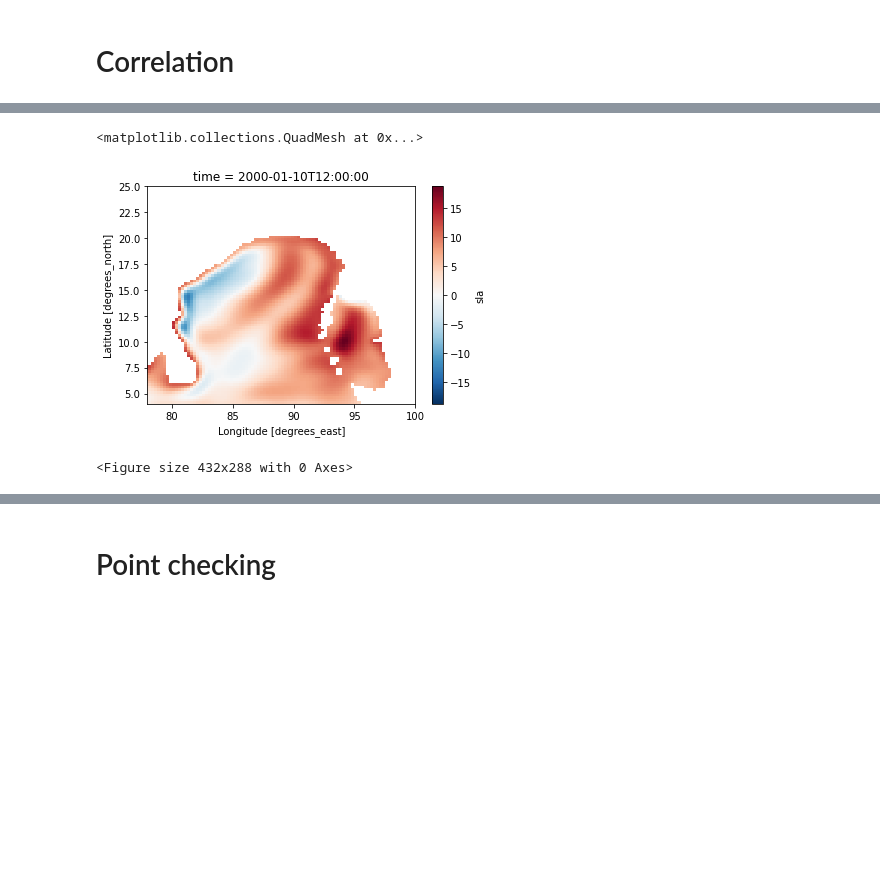
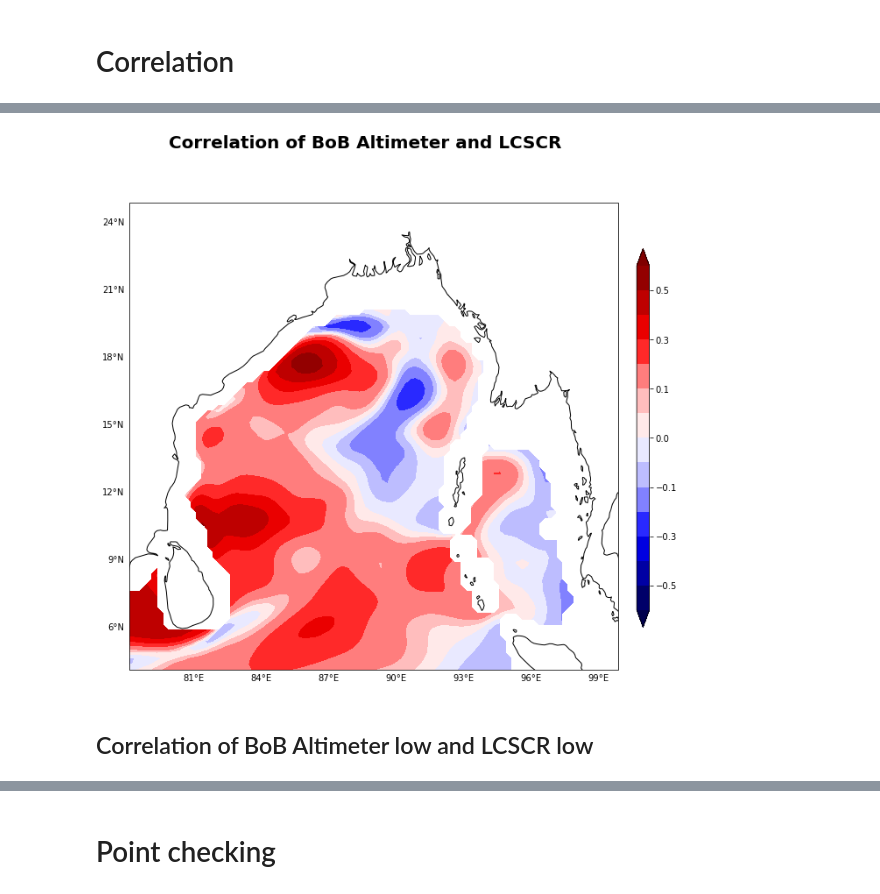
Before and after one commit to ghossh/BoB-Decadal-SLA, a Jupyter notebook: BoB_plots.ipynb, the cells around one changed output, grey strips where cells are left out. Saved outputs shown, nothing was run; the diff lists cells and outputs as text; code cells hidden in the pictures; blank space fills up the shorter version.

```diff
--- a/BoB_plots.ipynb
+++ b/BoB_plots.ipynb
@@ -69,2 +130,4 @@ BoB_altimeter=xr.open_mfdataset('/home/NCAOR/supriyog/raw_data/SL_anomaly/IO_SLA
+# %%
+BoB_altimeter=name_ch(BoB_altimeter)
 # %%
 i=BoB_altimeter
@@ -205,0 +256,6 @@ d3.plot()
+# %%
+BoB_altimeter1=BoB_altimeter.sel(time=slice('2000-01-01','2010-12-31'))
+BoB_altimeter_low1=BoB_altimeter_low.sel(time=slice('2000-01-01','2010-12-31'))
+BoB_lcs1=BoB_lcs.sel(time=slice('2000-01-01','2010-12-31'))
+BoB_lcs_low1=BoB_lcs_low.sel(time=slice('2000-01-01','2010-12-31'))
+BoB_lcs_low_old1=BoB_lcs_low_old.sel(time=slice('2000-01-01','2010-12-31'))
@@ -205,0 +264,4 @@ d3.plot()
+# %%
+## first we need to make the model data as altimeter data
+BoB_lcs_inp1 = BoB_lcs1.interp_like(BoB_altimeter1)
+BoB_lcs_inp1=BoB_lcs_inp.interp(latitude=BoB_altimeter1.latitude, longitude=BoB_altimeter1.longitude)
@@ -206,2 +274,2 @@ d3.plot()
 # %%
-d2_new=d2.interp(lat=d1.latitude, lon=d1.longitude)
+corr_altimter_lcs=xr.corr(BoB_altimeter1,BoB_lcs_inp1,dim='time')
@@ -211,5 +275,0 @@ d2_new=d2_new.drop('lon')
-# %%
-d2_new[9].plot()
-# %% [output]
-<matplotlib.collections.QuadMesh at 0x...>
-[figure, removed]
@@ -220,4 +276,7 @@ d3.to_netcdf('corr.nc')
-# %%
-fig = plt.figure()
-# %% [output]
-<Figure size 432x288 with 0 Axes>
+# %%
+plot(corr_altimter_lcs,'Correlation of BoB Altimeter and LCSCR',
+    'corr_altimter_lcs.jpg')
+# %% [output]
+[figure, added]
+# %% [markdown]
+## Correlation of BoB Altimeter low and LCSCR low
```
Also changed, not shown: parts of 45 cells of this notebook, 12 other files.
